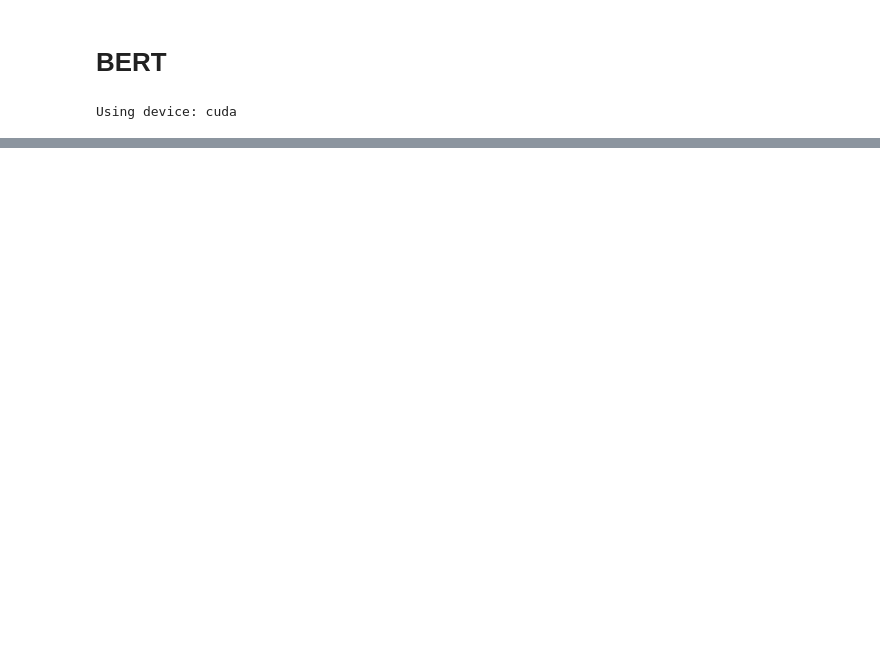
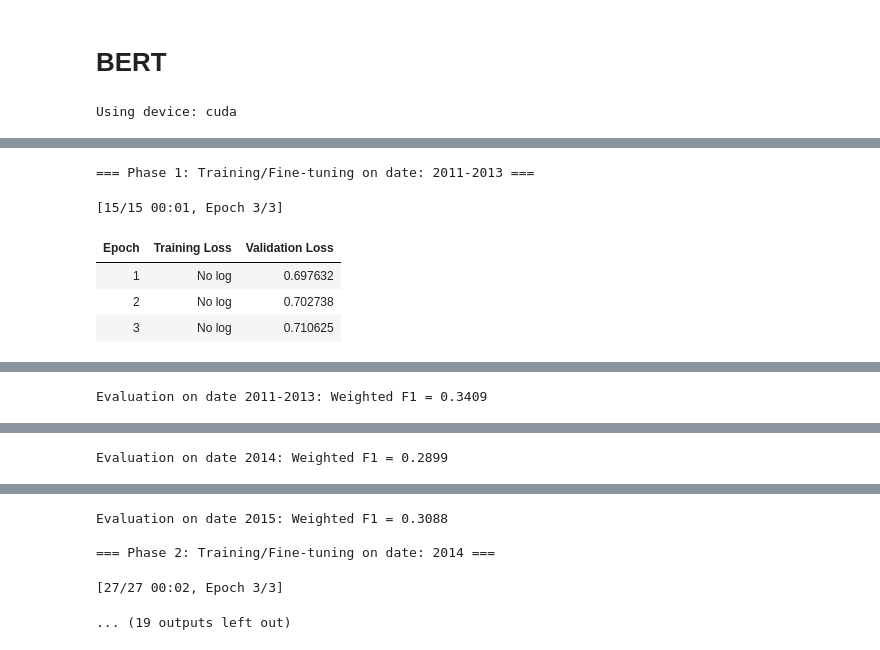
Before and after one commit to nicolaemmolo/FakeNewsDetection_ProgettoTesi, a Jupyter notebook: src/07_Esperimenti_Tesi_BERT.ipynb, the cells around one changed output, grey strips where cells are left out. Cells and saved outputs as stored; diff of their text form; code cells hidden in the pictures; blank space fills up the shorter version.

```diff
--- a/src/07_Esperimenti_Tesi_BERT.ipynb
+++ b/src/07_Esperimenti_Tesi_BERT.ipynb
@@ -211,0 +417,16 @@ ValueError: too many values to unpack (expected 2)
+# %%
+dataset_df = data_by_date()
+
+for date, df in dataset_df.items():
+    print(f"Date: {date}, Number of samples: {len(df)}")
+
+# pop last 3 datasets to reduce computation time
+dataset_df = dict(list(dataset_df.items())[:3])
+
+print("\nSplitting datasets into train/val/test...")
+datasets = {date: split_dataset(df) for date, df in dataset_df.items()} # split all datasets in train/val/test
+
+model, tokenizer, train_args = build_model()
+
+print("\nComputing tokenized datasets...")
+datasets =  tokenize_datasets(datasets, tokenizer) # tokenize all datasets
@@ -211,0 +449,52 @@ ValueError: too many values to unpack (expected 2)
+# %%
+# ------------------------------
+# Fine-tuning on Dataset by Date
+# ------------------------------
+
+results = {}
+
+# sequential training
+for i, (date, data) in enumerate(datasets.items()):
+    print(f"\n=== Phase {i+1}: Training/Fine-tuning on date: {date} ===")
+
+    X_train, y_train = data["train"]
+    X_val, y_val = data["val"]
+    X_test, y_test = data["test"]
+
+    # define trainer
+    trainer = Trainer(
+        model=model,
+        args=train_args,
+        train_dataset=X_train,
+        eval_dataset=X_val,
+    )
+
+    # fine-tune on train + val
+    trainer.train()
+
+    # evaluate on current dataset
+    y_pred = trainer.predict(X_test)
+    y_pred = np.argmax(y_pred.predictions, axis=1)
+    print(f"\nClassification Report after date {date}:")
+    print(classification_report(y_test, y_pred))
+    print(f"Confusion Matrix after date {date}:")
+    print(confusion_matrix(y_test, y_pred))
+    print(f"Weighted F1-score after date {date}:", f1_score(y_test, y_pred, average='weighted'))
+
+    # evaluate on all datasets
+    print("\n--- Evaluation on all datasets ---")
+    results[date] = {}
+    for test_date, test_data in datasets.items(): # for each date
+        X_te, y_te = test_data["test"]
+        preds = trainer.predict(X_te)
+        preds = np.argmax(preds.predictions, axis=1)
+        f1 = f1_score(y_te, preds, average="weighted")
+        results[date][test_date] = f1
+        print(f"Evaluation on date {test_date}: Weighted F1 = {f1:.4f}")
+# %% [output]
+=== Phase 1: Training/Fine-tuning on date: 2011-2013 ===
+[15/15 00:01, Epoch 3/3]
+| Epoch | Training Loss | Validation Loss |
+| 1 | No log | 0.697632 |
+| 2 | No log | 0.702738 |
+| 3 | No log | 0.710625 |
@@ -211,0 +519 @@ ValueError: too many values to unpack (expected 2)
+Evaluation on date 2011-2013: Weighted F1 = 0.3409
@@ -211,0 +521 @@ ValueError: too many values to unpack (expected 2)
+Evaluation on date 2014: Weighted F1 = 0.2899
@@ -211,0 +523,5 @@ ValueError: too many values to unpack (expected 2)
+Evaluation on date 2015: Weighted F1 = 0.3088
+
+=== Phase 2: Training/Fine-tuning on date: 2014 ===
+[27/27 00:02, Epoch 3/3]
+... (19 outputs left out)
```
Also changed, not shown: parts of 15 cells of this notebook, 24 other files.
